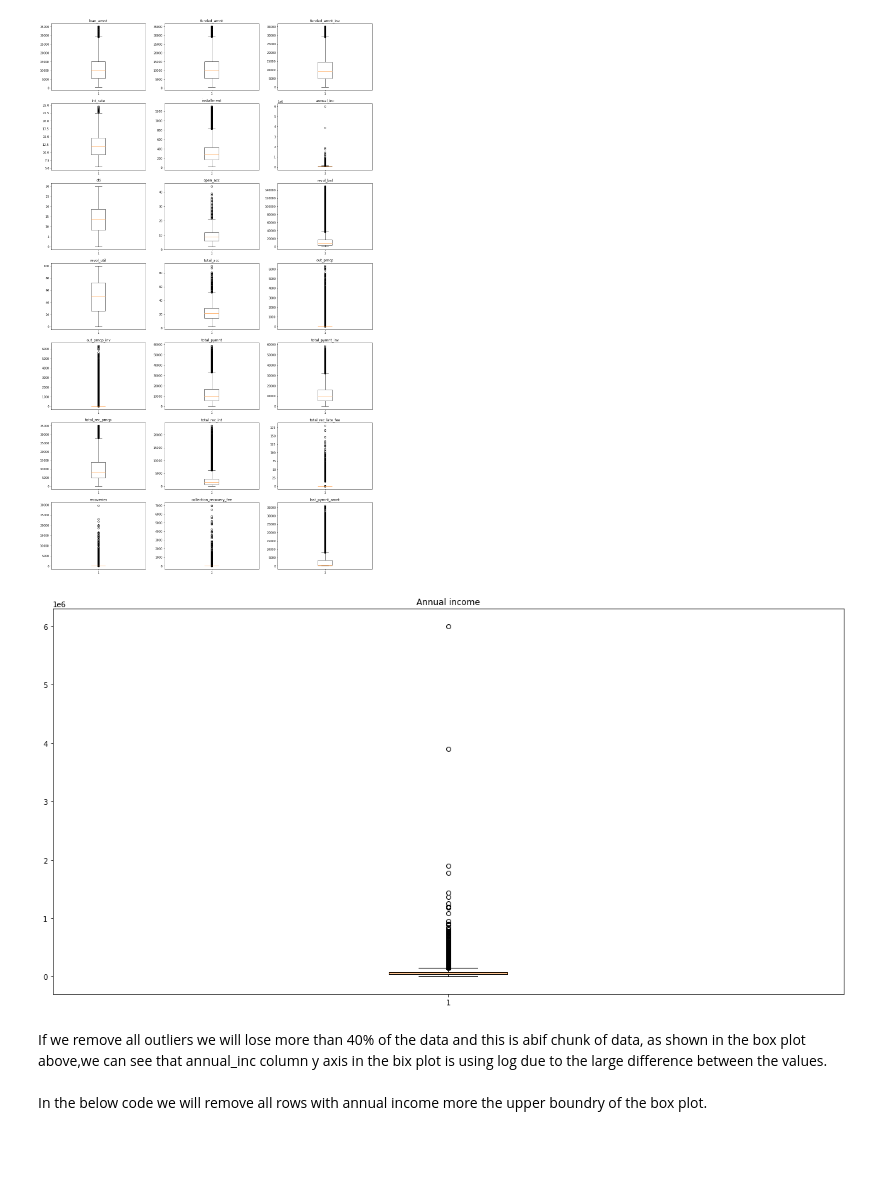
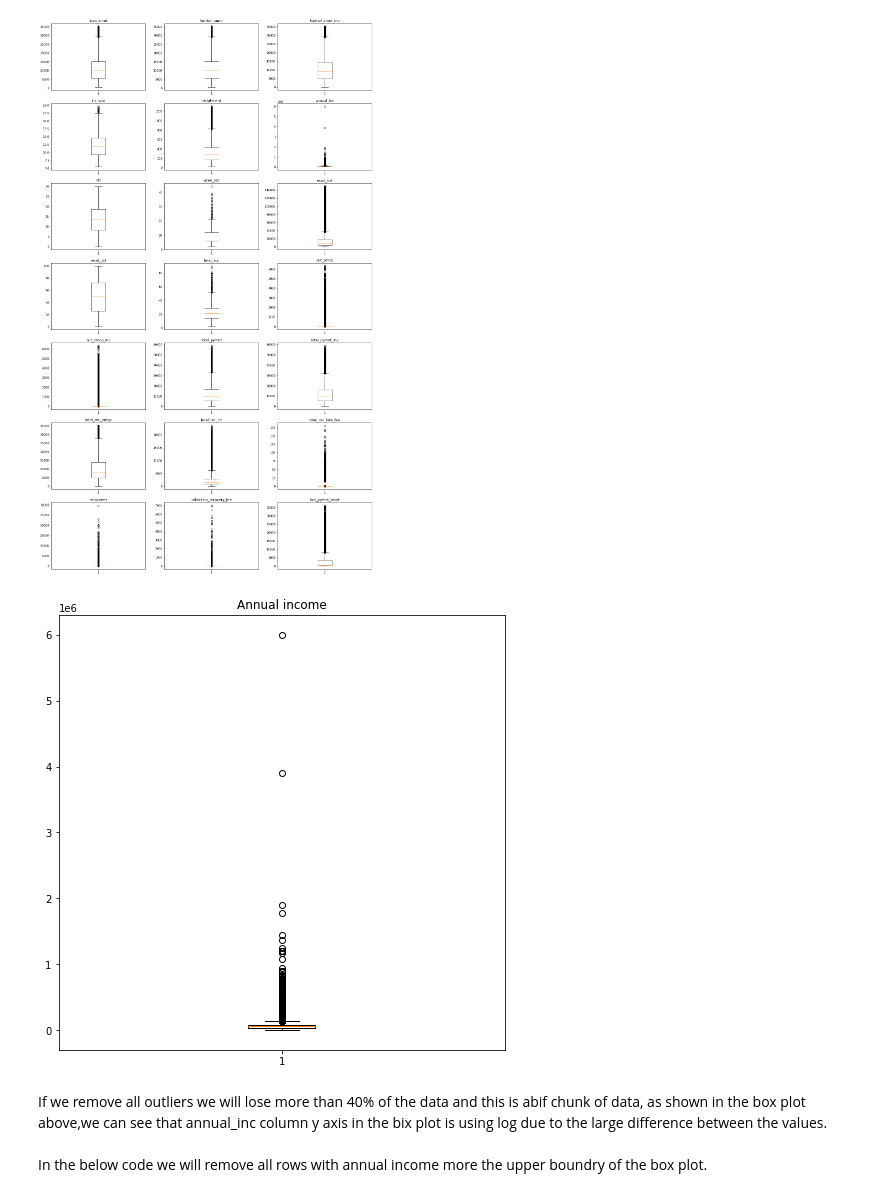
Before and after one commit to npalupunoori/LendingClubCaseStudy, a Jupyter notebook: Naren_Reddy_Palupunoori.ipynb, the cells around one changed output. Saved outputs shown, nothing was run; the diff lists cells and outputs as text; code cells hidden in the pictures; blank space fills up the shorter version.

```diff
--- a/Naren_Reddy_Palupunoori.ipynb
+++ b/Naren_Reddy_Palupunoori.ipynb
@@ -321,13 +321,13 @@ for i in range(0, len(numeric_columns)):
 # %% [output]
 [figure]
 # %%
-plt.figure(figsize = (20,10))
+plt.figure(figsize = (8,8))
 plt.boxplot(loan["annual_inc"])
 plt.title("Annual income")
 plt.savefig('annual_inc.png')
 plt.show()
 # %% [output]
-[figure, old version]
+[figure, new version]
 # %% [markdown]
 If we remove all outliers we will lose more than 40% of the data and this is abif chunk of data, as shown in the box plot above,we can see that annual_inc column y axis in the bix plot is using log due to the large difference between the values.
 <br>
```
Also changed, not shown: parts of 19 cells of this notebook.
